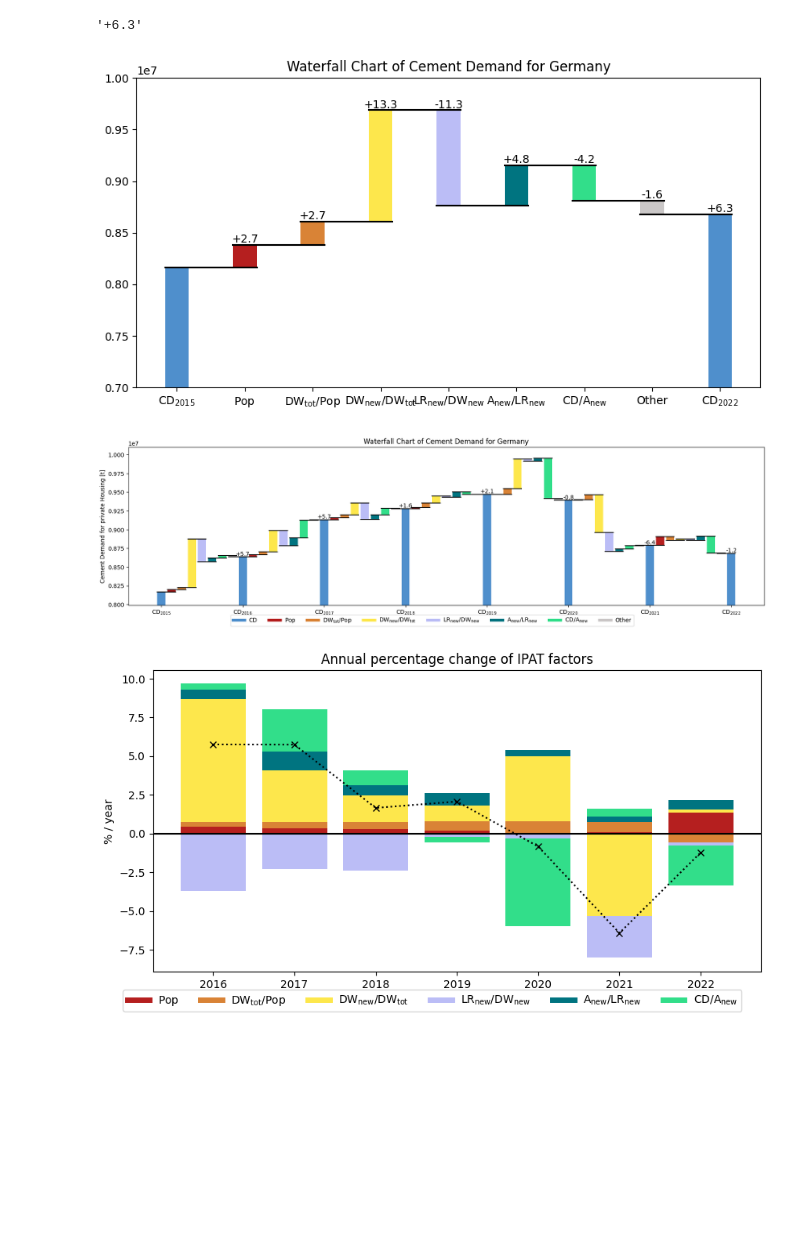
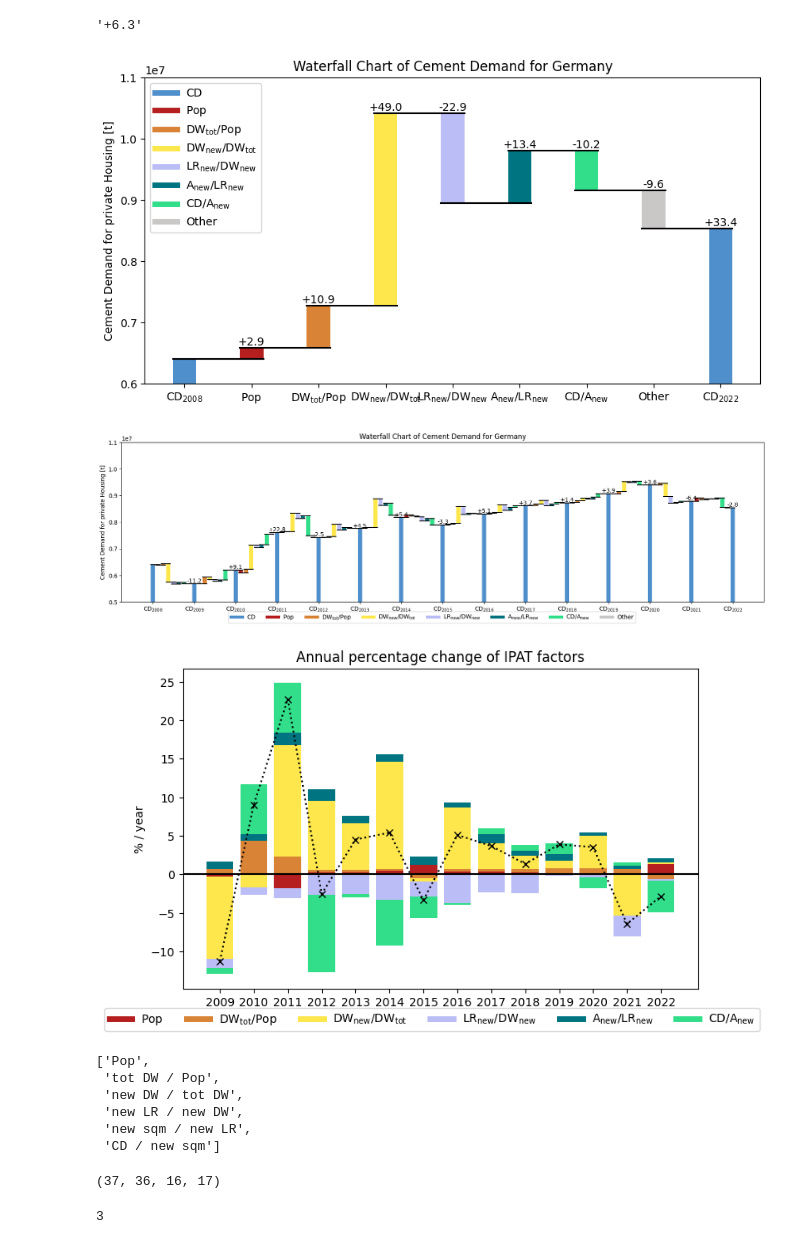
Before and after one commit to pietropecchini/Economic-Growth-and-Sustainability, a Jupyter notebook: analysis.ipynb, the cells around one changed output. Drawn from its saved outputs; the diff is of its cells as text; code cells hidden in the pictures; blank space fills up the shorter version.

Commit message:
addad legends + further analysis

```diff
--- a/analysis.ipynb
+++ b/analysis.ipynb
@@ -249,7 +249,7 @@ $$
 \text{CD}_\text{PH} = \text{Pop} \times \frac{\text{DW}_\text{tot}}{\text{Pop}} \times \frac{\text{DW}_\text{new}}{\text{DW}_\text{tot}} \times \frac{\text{LR}_\text{new}}{\text{DW}_\text{new}} \times \frac{\text{A}_\text{new}}{\text{LR}_\text{new}} \times \frac{\text{CD}_\text{PH}}{\text{A}_\text{new}}
 $$
 # %%
-years = [2015, 2016, 2017, 2018, 2019, 2020, 2021, 2022]
+years = [2008, 2009, 2010, 2011, 2012, 2013, 2014, 2015, 2016, 2017, 2018, 2019, 2020, 2021, 2022]
 cols = ['CD', 'Pop', 'tot DW', 'new DW', 'new Rooms', 'new sqm']
 
 data = pd.read_excel('shs_ipat_data.xlsx', sheet_name='Germany', index_col=0, na_values=['nan', '0'])[cols]
@@ -462,10 +502,10 @@ f"{calc_change('CD', start=years[0], end=years[-1]) * 100:+2.1f}"
 fig, ax = plt.subplots(1, 1, figsize=(10, 5))
 
 labels = [
-    r"$\text{CD}_{2015}$",
+    f"$\\text{{CD}}_{{{years[0]}}}$",
     *ipat_labels,
     'Other',
-    r"$\text{CD}_{2022}$",
+    f"$\\text{{CD}}_{{{years[-1]}}}$",
 ]
 
 ipat_values = [calc_cd(factor, start=years[0], end=years[-1]) for factor in ipat_factors]
@@ -481,14 +521,24 @@ waterfall(
     labels=labels,
     title="Waterfall Chart of Cement Demand for Germany",
     width=0.35,
-    ylim=(7e6, 1e7),
+    ylim=(6e6, 1.1e7),
 )
 
-fig.savefig("waterfall.png")
+ax.plot([], [], color=color_cement, label="CD", linewidth=legend_line_width)
+for label, color in zip(ipat_labels, colors_ipat):
+    ax.plot([], [], color=color, label=label, linewidth=legend_line_width)
+
+ax.plot([], [], color=color_other, label="Other", linewidth=legend_line_width)
+
+ax.legend()
+
+ax.set_ylabel("Cement Demand for private Housing [t]")
+
+fig.savefig("waterfall_full_period.png")
 
 plt.show()
 # %% [output]
-[figure, old version]
+[figure, new version]
 # %%
 fig, ax = plt.subplots(1, 1, figsize=(20, 5))
 
@@ -550,7 +600,7 @@ waterfall(
     colors=colors,
     labels=labels,
     title="Waterfall Chart of Cement Demand for Germany",
-    ylim=(7.99e6, 1.01e7),
+    ylim=(5e6, 1.1e7),
 )
 
 legend_line_width = 5
@@ -570,13 +620,13 @@ fig.legend(
     ncol=8,
 )
 
-fig.savefig("waterfall_2.png")
+fig.savefig("waterfall_total_period.png")
 
 plt.show()
 # %% [output]
-[figure, old version]
+[figure, new version]
 # %%
-fig, ax = plt.subplots(1, 1, figsize=(10, 5))
+fig, ax = plt.subplots(1, 1, figsize=(8, 5))
 
 labels = [
     r"$\text{CD}_{2015}$",
@@ -587,9 +637,7 @@ values = []
 bottoms = []
 x = []
 
-for i in range(7):
-    start = years[i]
-    end = years[i + 1]
+for i, (start, end) in enumerate(zip(start_years, end_years)):
     new_values = [
         calc_change(factor, start=start, end=end) *100 for factor in ipat_factors
     ]
@@ -609,31 +657,48 @@ for i in range(7):
         else:
             bottoms.append(y_plus)
             y_plus += val
 
     values += new_values
 
     labels += [f"$\\text{{CD}}_{{{start}}}$"]
     colors += colors_ipat
 
 ax.bar(x, values, bottom=bottoms, color=colors)
 ax.plot(np.arange(len(percentage_change)), percentage_change, 'x:', color='black')
 ax.axline((0, 0), (1, 0), c='black')
 
 legend_line_width = 5
 
 for label, color in zip(ipat_labels, colors_ipat):
     ax.plot([], [], color=color, label=label, linewidth=legend_line_width)
 
 ax.set_ylabel("% / year")
 ax.set_title("Annual percentage change of IPAT factors")
 
 ax.set_xticks(list(range(len(years[1:]))))
 ax.set_xticklabels(years[1:])
 
 fig.legend(ax.get_legend_handles_labels()[0], ax.get_legend_handles_labels()[1], loc="lower center", ncol=7)
 
 fig.savefig("change.png")
 
 plt.show()
 # %% [output]
-[figure, old version]
+[figure, new version]
+# %%
+ipat_factors
+# %% [output]
+['Pop',
+ 'tot DW / Pop',
+ 'new DW / tot DW',
+ 'new LR / new DW',
+ 'new sqm / new LR',
+ 'CD / new sqm']
+# %%
+len(values), len(bottoms), len(texts), len(colors)
+# %% [output]
+(37, 36, 16, 17)
+# %%
+len(data_list)
+# %% [output]
+3
```
Also changed, not shown: parts of 10 cells of this notebook, 8 other files.
